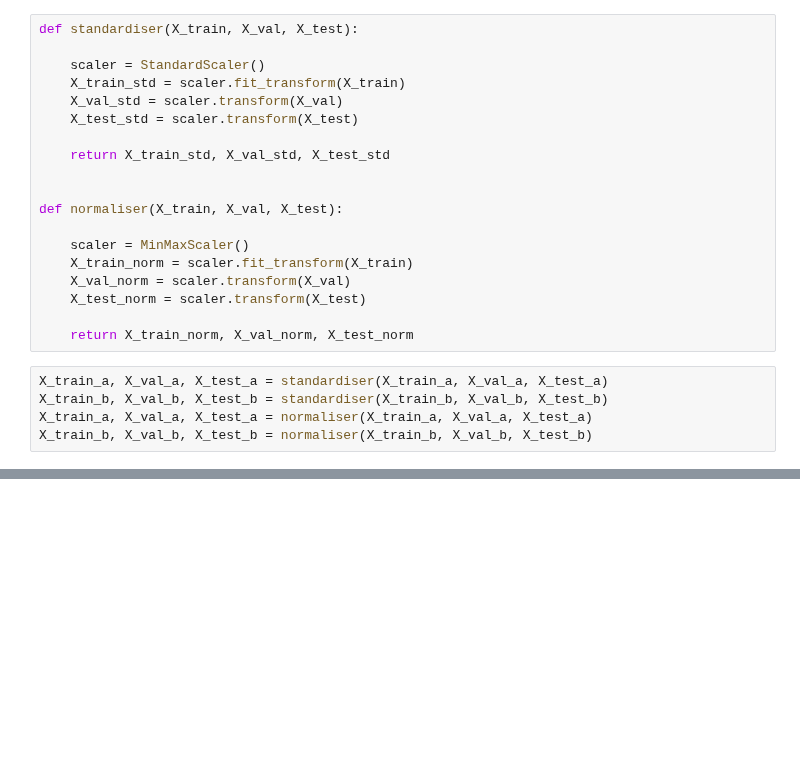
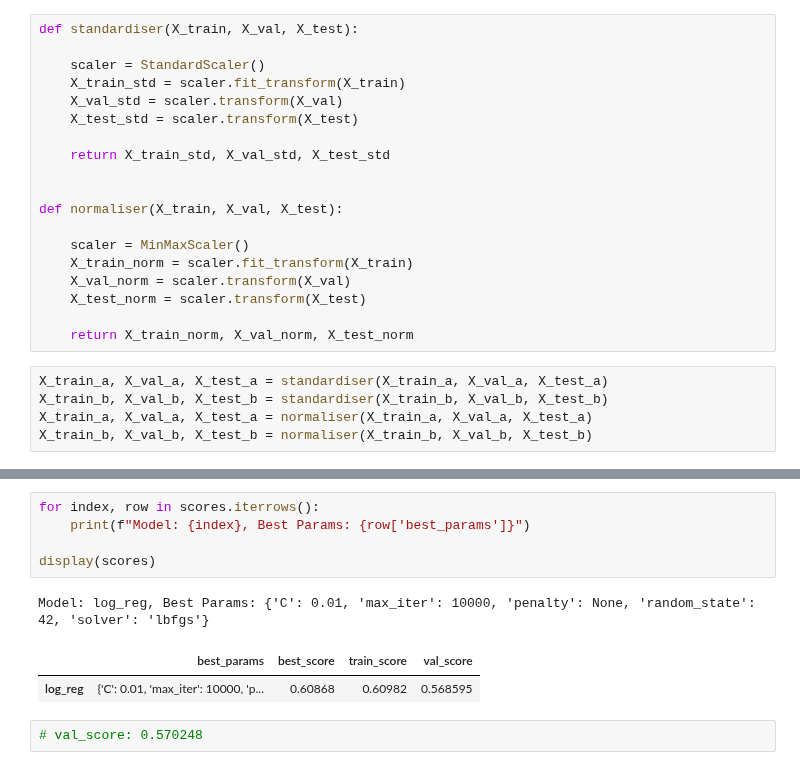
Before and after one commit to AlbotGoodman/machine-learning, a Jupyter notebook: lab/draft.ipynb, the cells around one changed output, grey strips where cells are left out. Saved outputs shown, nothing was run; the diff lists cells and outputs as text; blank space fills up the shorter version.

```diff
--- a/lab/draft.ipynb
+++ b/lab/draft.ipynb
@@ -244,0 +266,11 @@ X_train_b, X_val_b, X_test_b = normaliser(X_train_b, X_val_b, X_test_b)
+# %%
+for index, row in scores.iterrows():
+    print(f"Model: {index}, Best Params: {row['best_params']}")
+
+display(scores)
+# %% [output]
+Model: log_reg, Best Params: {'C': 0.01, 'max_iter': 10000, 'penalty': None, 'random_state': 42, 'solver': 'lbfgs'}
+|  | best_params | best_score | train_score | val_score |
+| log_reg | {'C': 0.01, 'max_iter': 10000, 'p... | 0.60868 | 0.60982 | 0.568595 |
+# %%
+# val_score: 0.570248
```
Also changed, not shown: parts of 11 cells of this notebook.
